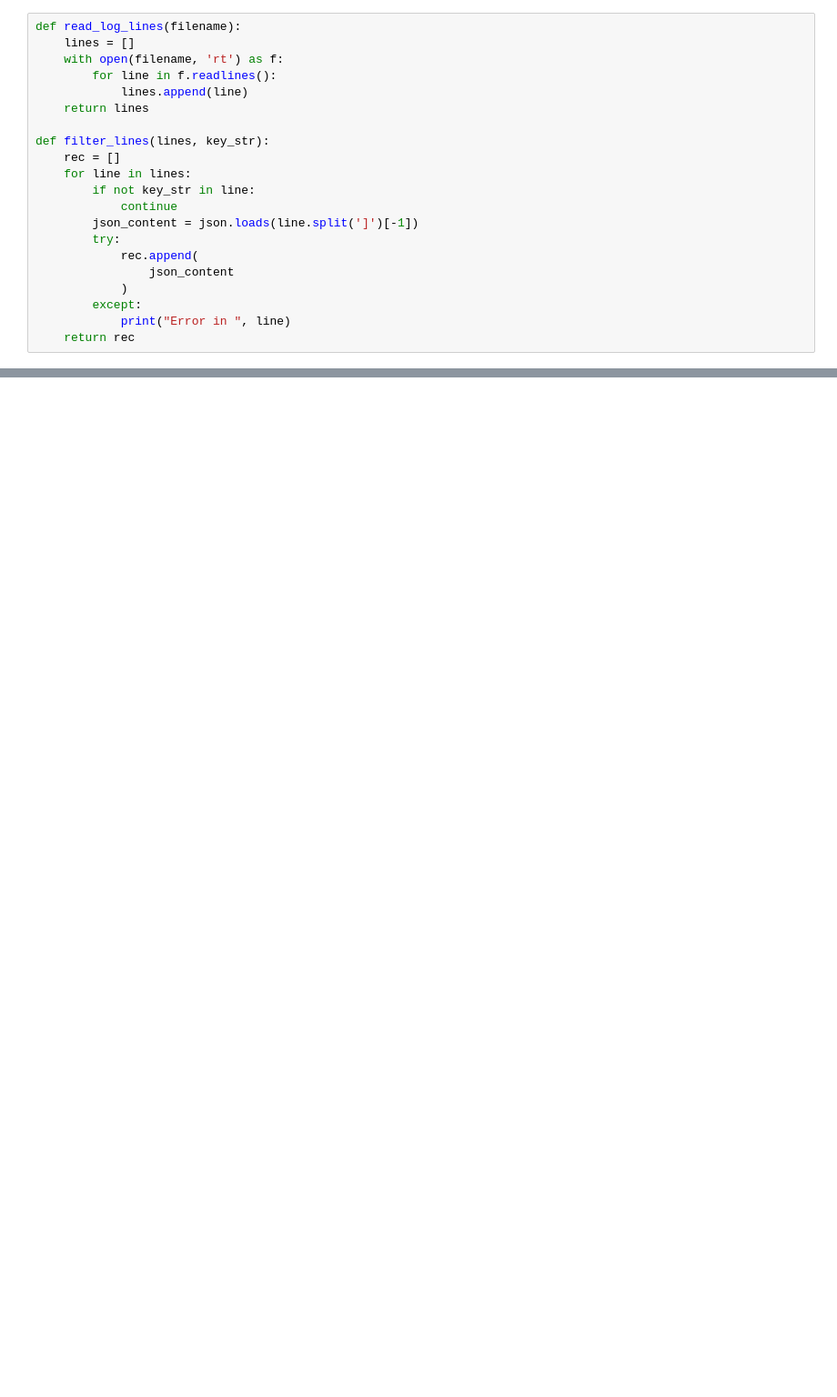
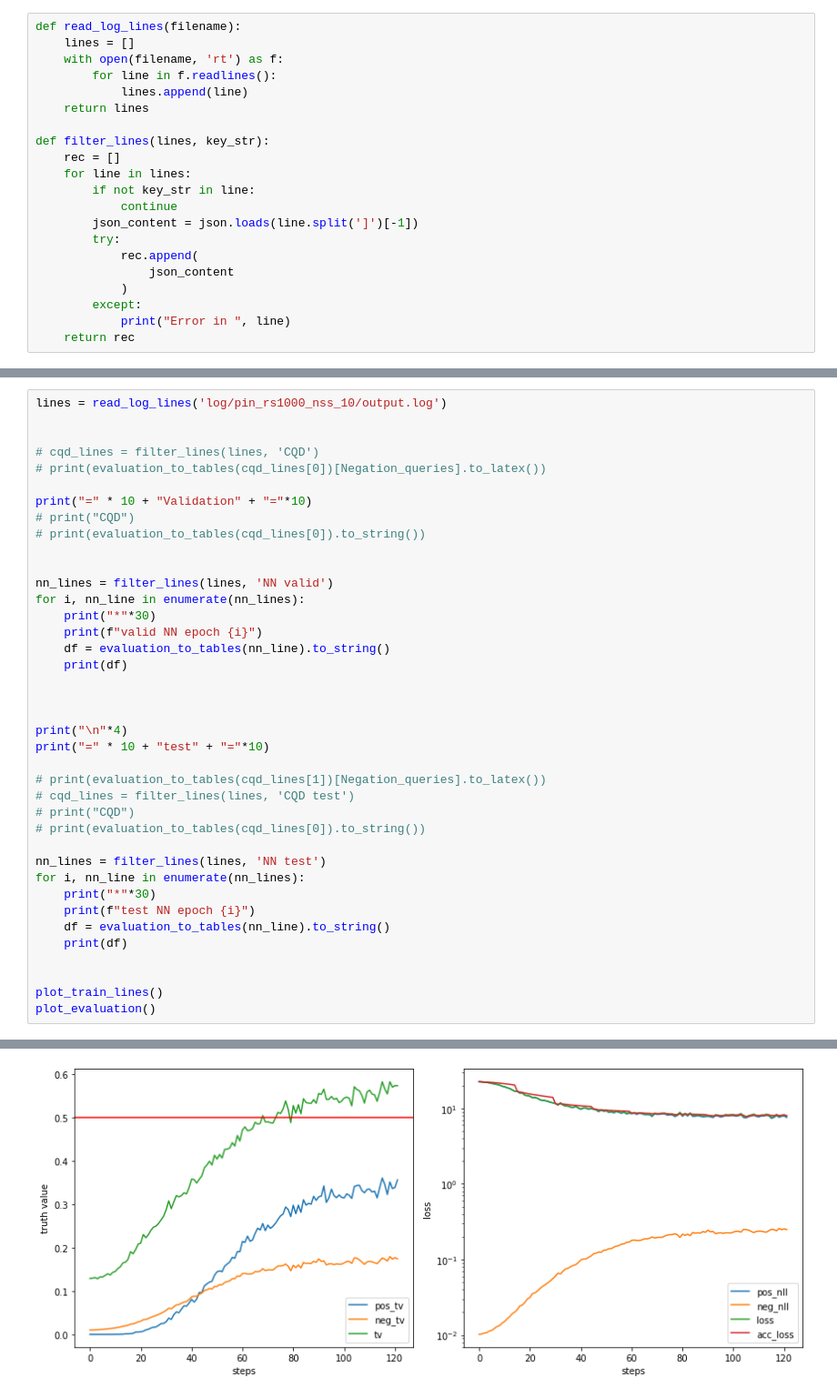
Before and after one commit to rabi-fei/Soft-Queries-on-Uncertain-KG, a Jupyter notebook: vis.ipynb, the cells around one changed output, grey strips where cells are left out. Shown at 91% size. Cells and saved outputs as stored; diff of their text form; blank space fills up the shorter version.

```diff
--- a/vis.ipynb
+++ b/vis.ipynb
@@ -171,0 +260,40 @@ plot_evaluation()
+# %%
+lines = read_log_lines('log/pin_rs1000_nss_10/output.log')
+
+
+# cqd_lines = filter_lines(lines, 'CQD')
+# print(evaluation_to_tables(cqd_lines[0])[Negation_queries].to_latex())
+
+print("=" * 10 + "Validation" + "="*10)
+# print("CQD")
+# print(evaluation_to_tables(cqd_lines[0]).to_string())
+
+
+nn_lines = filter_lines(lines, 'NN valid')
+for i, nn_line in enumerate(nn_lines):
+    print("*"*30)
+    print(f"valid NN epoch {i}")
+    df = evaluation_to_tables(nn_line).to_string()
+    print(df)
+
+
+
+print("\n"*4)
+print("=" * 10 + "test" + "="*10)
+
+# print(evaluation_to_tables(cqd_lines[1])[Negation_queries].to_latex())
+# cqd_lines = filter_lines(lines, 'CQD test')
+# print("CQD")
+# print(evaluation_to_tables(cqd_lines[0]).to_string())
+
+nn_lines = filter_lines(lines, 'NN test')
+for i, nn_line in enumerate(nn_lines):
+    print("*"*30)
+    print(f"test NN epoch {i}")
+    df = evaluation_to_tables(nn_line).to_string()
+    print(df)
+
+
+plot_train_lines()
+plot_evaluation()
+# %% [output]
@@ -171,0 +317 @@ plot_evaluation()
+[figure, added]
```
Also changed, not shown: parts of 9 cells of this notebook, 4 other files.
